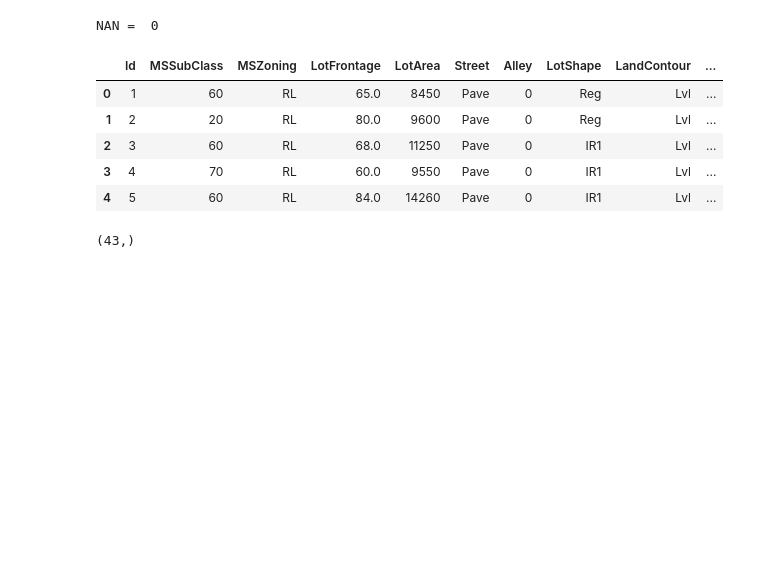
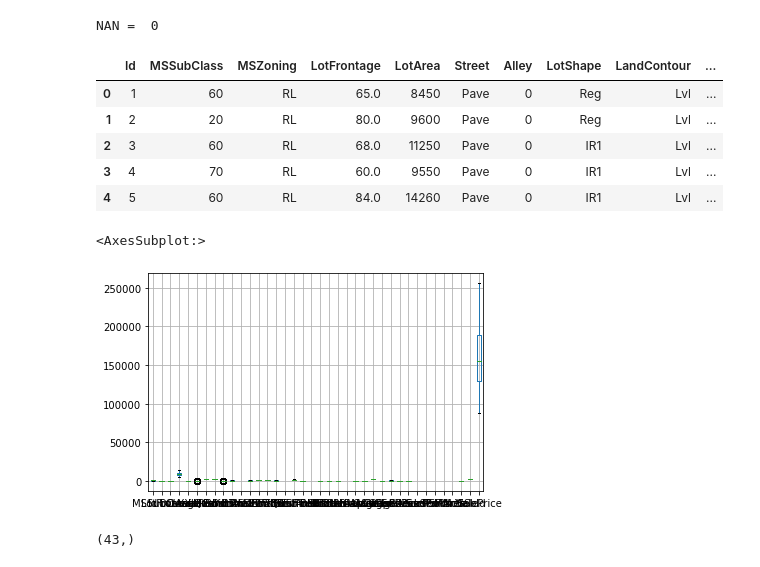
Before and after one commit to adamhadip/Competition_Kaggle, a Jupyter notebook: Code Data/main.ipynb, the cells around one changed output. Saved outputs shown, nothing was run; the diff lists cells and outputs as text; code cells hidden in the pictures; blank space fills up the shorter version.

```diff
--- a/Code Data/main.ipynb
+++ b/Code Data/main.ipynb
@@ -113,3 +125,8 @@ dtrain_bersih.head()
+# %%
+dtrain_bersih.boxplot(numeric)
+# %% [output]
+<AxesSubplot:>
+[figure, added]
 # %%
 nonnum = dtrain_bersih.select_dtypes(include=object)
 list_nonnum = np.array(nonnum.columns)
```
Also changed, not shown: parts of 18 cells of this notebook.
